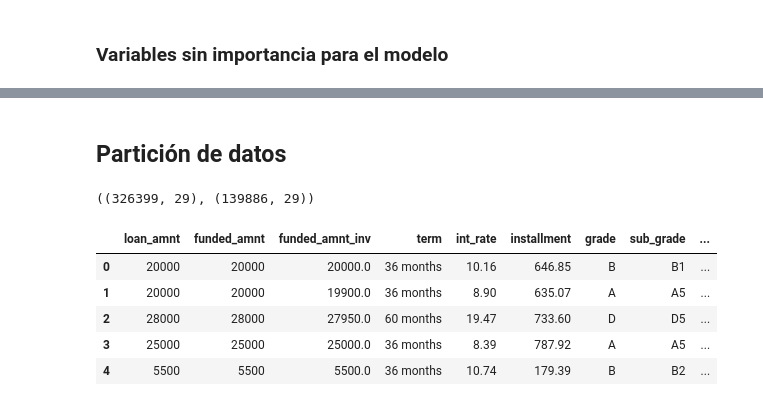
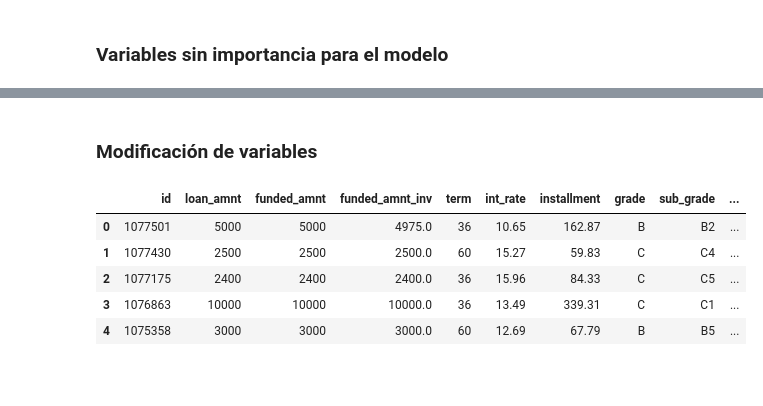
Before and after one commit to alesm99/credit_scoring, a Jupyter notebook: Lectura y exploración de datos.ipynb, the cells around one changed output, grey strips where cells are left out. Cells and saved outputs as stored; diff of their text form; code cells hidden in the pictures; blank space fills up the shorter version.

Commit message:
correccion de variables

```diff
--- a/Lectura y exploración de datos.ipynb
+++ b/Lectura y exploración de datos.ipynb
@@ -116,6 +117,6 @@ len(columnas_nulos)
 # %%
-columnas_dependientes=['loan_status','out_prncp', 'out_prncp_inv','total_pymnt', 'total_pymnt_inv',
-                'total_rec_prncp', 'total_rec_int', 'total_rec_late_fee','recoveries'
-                ,'last_pymnt_amnt','collection_recovery_fee']
-len(columnas_dependientes)
+desconocidas=['loan_status','out_prncp','out_prncp_inv','total_pymnt','total_pymnt_inv',
+              'total_rec_prncp','total_rec_int','total_rec_late_fee','recoveries','collection_recovery_fee',
+              'last_pymnt_d','last_pymnt_amnt']
+len(desconocidas)
 # %% [output]
@@ -141,0 +137,4 @@ len(inutiles)
+# %%
+inutiles=['member_id','url','title','zip_code',
+          'next_pymnt_d','desc','emp_title']
+len(inutiles)
@@ -144,4 +145,4 @@ len(inutiles)
 # %%
-df.drop(columns=columnas_nulos+columnas_dependientes+columnas_unarias+inutiles,inplace=True)
+df.drop(columns=columnas_nulos+desconocidas+columnas_unarias+inutiles,inplace=True)
 df.head()
 # %% [output]
@@ -158,18 +159,17 @@ df.shape
 # %% [markdown]
-## Partición de datos
+### Modificación de variables
-# %%
-train,test=train_test_split(df,test_size=.3,random_state=0,stratify=df['target'])
-train.reset_index(drop=True,inplace=True)
-test.reset_index(drop=True,inplace=True)
-train.shape,test.shape
-# %% [output]
-((326399, 29), (139886, 29))
+# %%
+df['term']=df['term'].map(lambda x: x.replace(' months','')).astype(int)
+df['home_ownership']=df['home_ownership'].replace({'ANY':'OTHER','NONE':'OTHER'})
+df['issue_d']=df['issue_d'].map(lambda x:datetime.strptime(x,'%b-%y'))
+df['earliest_cr_line']=df['earliest_cr_line'].map(lambda x:x if x is np.NaN else datetime.strptime(x,'%b-%y') )
+df['last_credit_pull_d']=df['last_credit_pull_d'].map(lambda x:x if x is np.NaN else datetime.strptime(x,'%b-%y') )
 # %%
-train.head()
+df.head()
 # %% [output]
-|  | loan_amnt | funded_amnt | funded_amnt_inv | term | int_rate | installment | grade | sub_grade | ... |
-| 0 | 20000 | 20000 | 20000.0 | 36 months | 10.16 | 646.85 | B | B1 | ... |
-| 1 | 20000 | 20000 | 19900.0 | 36 months | 8.90 | 635.07 | A | A5 | ... |
-| 2 | 28000 | 28000 | 27950.0 | 60 months | 19.47 | 733.60 | D | D5 | ... |
-| 3 | 25000 | 25000 | 25000.0 | 36 months | 8.39 | 787.92 | A | A5 | ... |
-| 4 | 5500 | 5500 | 5500.0 | 36 months | 10.74 | 179.39 | B | B2 | ... |
+|  | id | loan_amnt | funded_amnt | funded_amnt_inv | term | int_rate | installment | grade | sub_grade | ... |
+| 0 | 1077501 | 5000 | 5000 | 4975.0 | 36 | 10.65 | 162.87 | B | B2 | ... |
+| 1 | 1077430 | 2500 | 2500 | 2500.0 | 60 | 15.27 | 59.83 | C | C4 | ... |
+| 2 | 1077175 | 2400 | 2400 | 2400.0 | 36 | 15.96 | 84.33 | C | C5 | ... |
+| 3 | 1076863 | 10000 | 10000 | 10000.0 | 36 | 13.49 | 339.31 | C | C1 | ... |
+| 4 | 1075358 | 3000 | 3000 | 3000.0 | 60 | 12.69 | 67.79 | B | B5 | ... |
```
Also changed, not shown: parts of 20 cells of this notebook.
